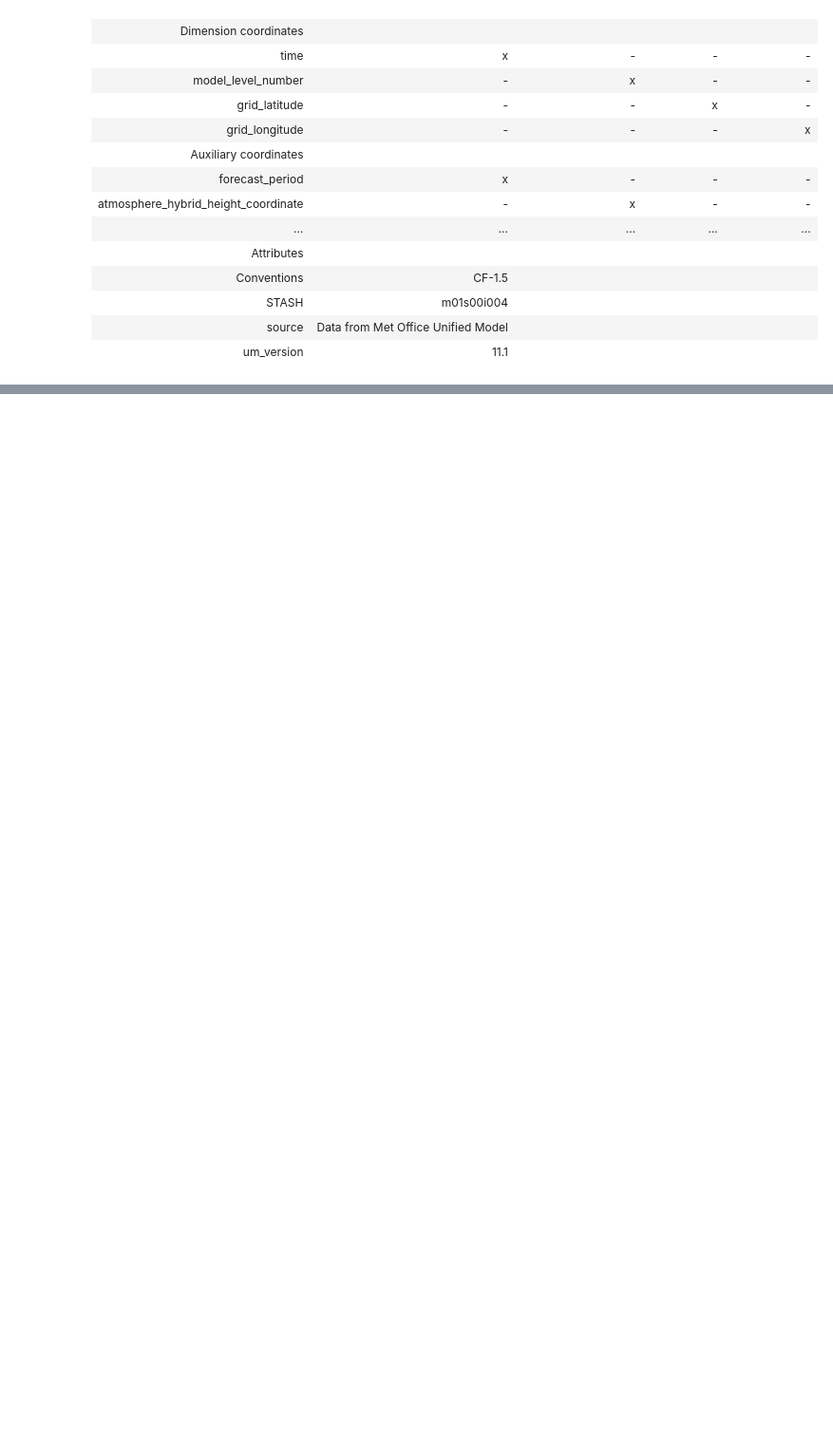
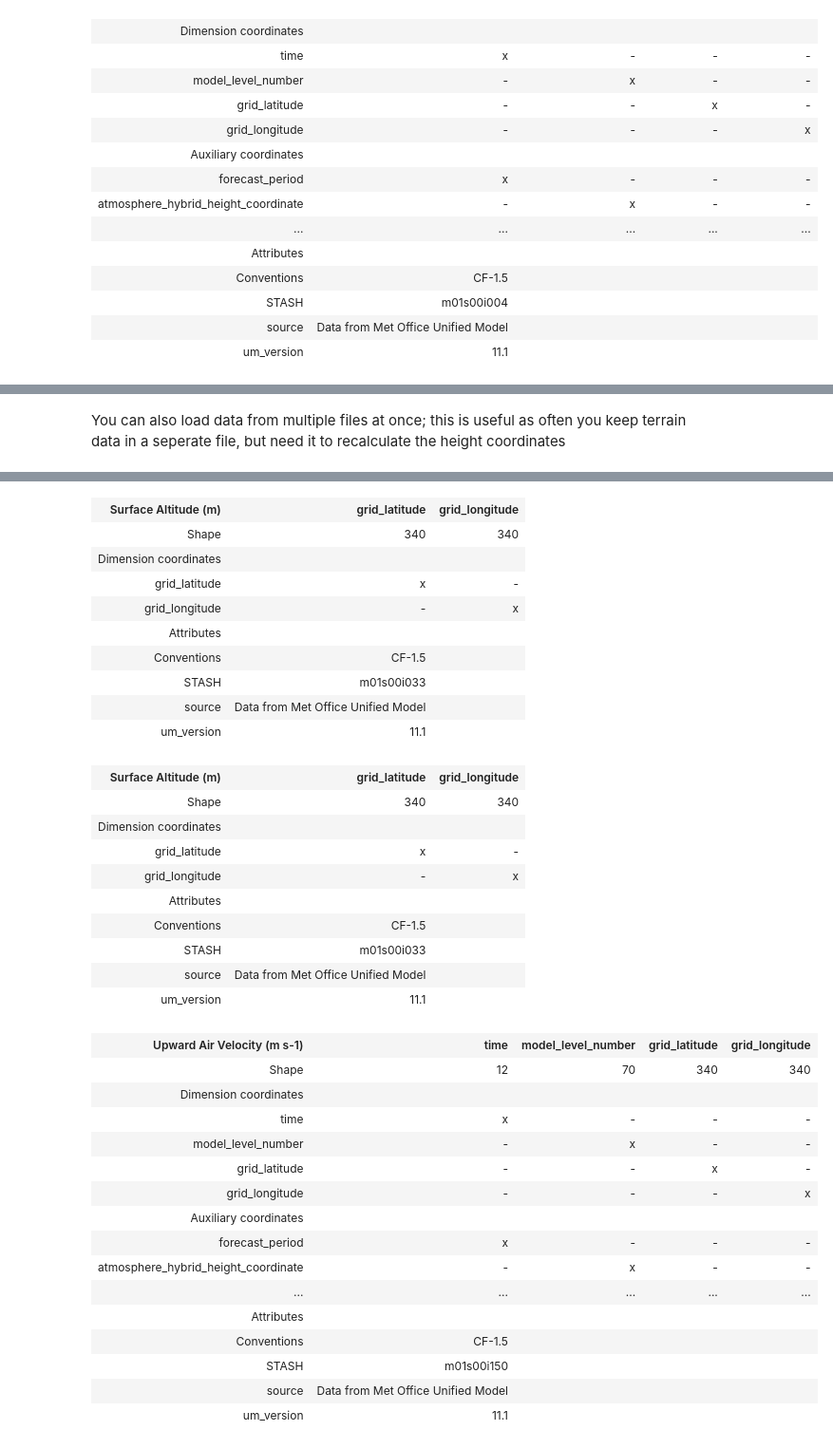
Before and after one commit to ueapy/ppd_python, a Jupyter notebook: notebooks/15-Iris-Python.ipynb, the cells around one changed output, grey strips where cells are left out. Shown: that part at 95% size. Cells and saved outputs as stored; diff of their text form; code cells hidden in the pictures; blank space fills up the shorter version.

```diff
--- a/notebooks/15-Iris-Python.ipynb
+++ b/notebooks/15-Iris-Python.ipynb
@@ -69,0 +146,7 @@ cube
+# %% [markdown]
+You can also load data from multiple files at once; this is useful as often you keep terrain data in a seperate file, but need it to recalculate the height coordinates
+# %%
+paths = ['../data/4p4km_air_potential_temperature_1.nc', '../data/4p4km_upward_air_velocity_1.nc']
+cubes_from_two = iris.load(paths)
+cubes_from_two
+# %% [output]
@@ -69,0 +169,36 @@ cube
+| Surface Altitude (m) | grid_latitude | grid_longitude |
+| Shape | 340 | 340 |
+| Dimension coordinates |  |  |
+| grid_latitude | x | - |
+| grid_longitude | - | x |
+| Attributes |  |  |
+| Conventions | CF-1.5 |  |
+| STASH | m01s00i033 |  |
+| source | Data from Met Office Unified Model |  |
+| um_version | 11.1 |  |
+| Surface Altitude (m) | grid_latitude | grid_longitude |
+| Shape | 340 | 340 |
+| Dimension coordinates |  |  |
+| grid_latitude | x | - |
+| grid_longitude | - | x |
+| Attributes |  |  |
+| Conventions | CF-1.5 |  |
+| STASH | m01s00i033 |  |
+| source | Data from Met Office Unified Model |  |
+| um_version | 11.1 |  |
+| Upward Air Velocity (m s-1) | time | model_level_number | grid_latitude | grid_longitude |
+| Shape | 12 | 70 | 340 | 340 |
+| Dimension coordinates |  |  |  |  |
+| time | x | - | - | - |
+| model_level_number | - | x | - | - |
+| grid_latitude | - | - | x | - |
+| grid_longitude | - | - | - | x |
+| Auxiliary coordinates |  |  |  |  |
+| forecast_period | x | - | - | - |
+| atmosphere_hybrid_height_coordinate | - | x | - | - |
+| ... | ... | ... | ... | ... |
+| Attributes |  |  |  |  |
+| Conventions | CF-1.5 |  |  |  |
+| STASH | m01s00i150 |  |  |  |
+| source | Data from Met Office Unified Model |  |  |  |
+| um_version | 11.1 |  |  |  |
```
Also changed, not shown: parts of 13 cells of this notebook.
